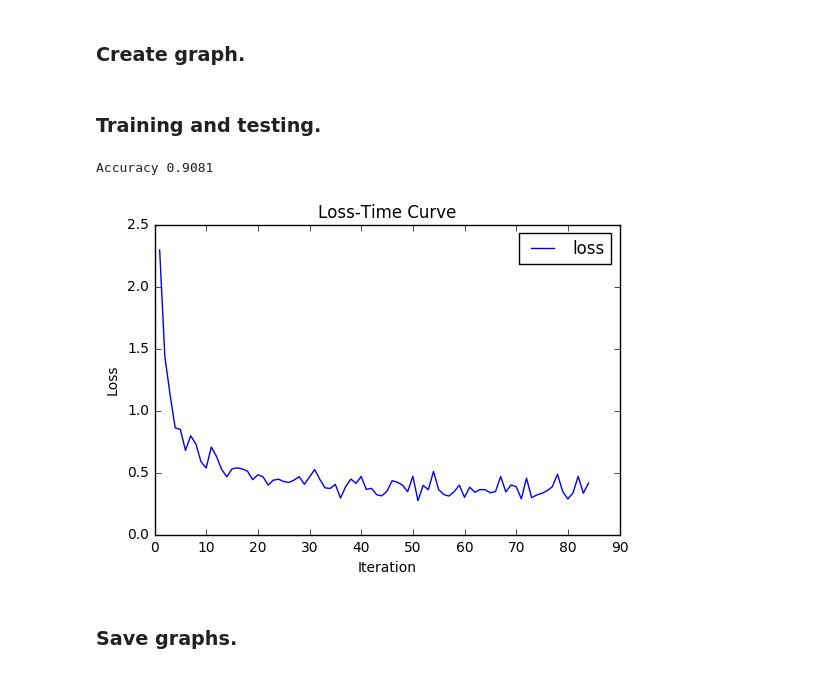
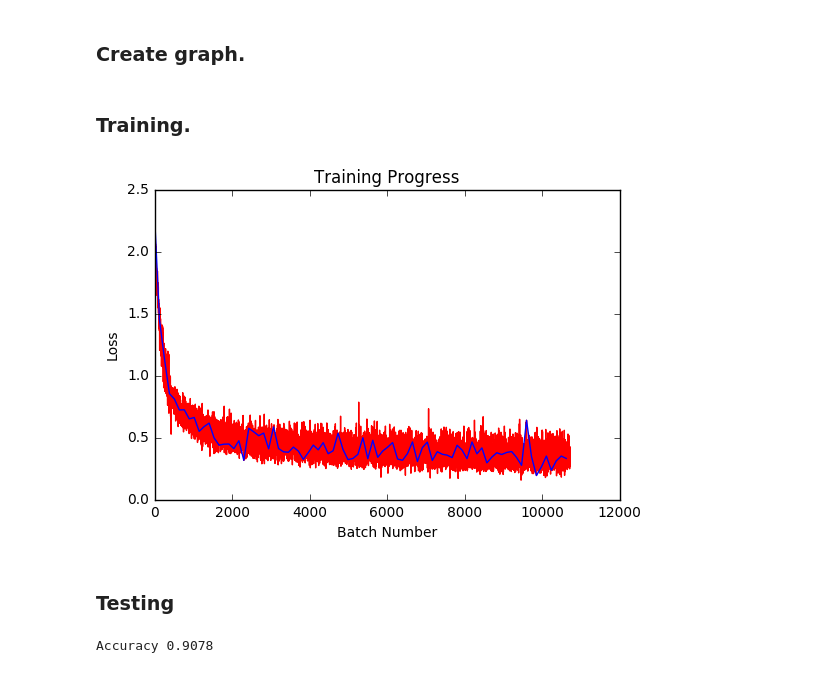
Before and after one commit to BorisPolonsky/LearningTensorFlow, a Jupyter notebook: LinearRegression/LinearRegression.ipynb, the cells around one changed output. Cells and saved outputs as stored; diff of their text form; code cells hidden in the pictures.

```diff
--- a/LinearRegression/LinearRegression.ipynb
+++ b/LinearRegression/LinearRegression.ipynb
@@ -152,40 +178,54 @@ optimizer=tf.train.GradientDescentOptimizer(learning_rate=learning_rate).minimiz
 # %% [markdown]
-### Training and testing.
+### Training.
+# %%
+pltLossY=[]
+writer=tf.summary.FileWriter(r"./graphs",sess.graph)
+with tf.Session() as sess:
+    #Training
+    sess.run(tf.global_variables_initializer())
+    n_batches=int(MNIST.train.num_examples/batch_size)
+    for i in range(n_epochs):
+        for j in range(n_batches):
+            X_batch,Y_batch=MNIST.train.next_batch(batch_size=batch_size)
+            _,loss_val,summary=sess.run([optimizer,loss,summary_op],feed_dict={X:X_batch,Y:Y_batch})
+            pltLossY.append(loss_val)
+        writer.add_summary(summary=summary,global_step=i)
+    #Save model
+    saver=tf.train.Saver()
+    saver.save(sess,r"./model_checkpoints/MNIST_LR",n_epochs)
+#Save results
+writer.close()
+#Plotting
+pltLossY=np.array(pltLossY)
+pltLossX=np.arange(1,np.shape(pltLossY)[0]+1,1)
+plt.plot(pltLossX,pltLossY,label="loss",color="red")
+pltLossX=np.array([enum[1] for enum in enumerate(pltLossX) if enum[0]%batch_size==0])
+pltLossY=np.array([enum[1] for enum in enumerate(pltLossY) if enum[0]%batch_size==0])
+plt.plot(pltLossX,pltLossY,label="loss",color="blue")
+plt.xlabel("Batch Number")
+plt.ylabel("Loss")
+plt.title("Training Progress")
+#plt.legend()
+plt.show()
+# %% [output]
+[figure, added]
+# %% [markdown]
+### Testing
 # %%
-pltLossY=[]
 with tf.Session() as sess:
-    #Training
-    sess.run(tf.global_variables_initializer())
-    n_batches=int(MNIST.train.num_examples/batch_size)
-    for i in range(n_epochs):
-        for j in range(n_batches):
-            X_batch,Y_batch=MNIST.train.next_batch(batch_size=batch_size)
-            _,loss_val=sess.run([optimizer,loss],feed_dict={X:X_batch,Y:Y_batch})
-            pltLossY.append(loss_val)
-    #Testing
     n_batches=int(MNIST.test.num_examples/batch_size)
     total_correct_preds = 0
+    #Load the model(load the trianed variables)
+    tf.train.Saver().restore(sess,"./model_checkpoints/MNIST_LR"+"-"+str(n_epochs))
     for i in range (n_batches):
         X_batch,Y_batch=MNIST.test.next_batch(batch_size)
         preds=sess.run(outln,feed_dict={X:X_batch,Y:Y_batch})
         #preds=tf.nn.softmax(preds)
-        correct_preds=tf.equal(tf.argmax(preds,1),tf.argmax(Y_batch,1 ))
-        batch_correct_preds=tf.reduce_sum(tf.cast(correct_preds,tf.float32)) # similar
-        #to numpy.count_nonzero(boolarray) :(
+        #No need for softmax to make predictions, actually. Spare computation.
+        correct_preds=tf.equal(tf.argmax(preds,1),tf.argmax(Y_batch,1))
+        batch_correct_preds=tf.reduce_sum(tf.cast(correct_preds,tf.float32))
         total_correct_preds+=sess.run(batch_correct_preds)
 #Print accuracy
 print("Accuracy {0}".format(total_correct_preds/MNIST.test.num_examples))
-pltLossY=[enum[1] for enum in enumerate(pltLossY) if enum[0]%batch_size==0]
-pltLossY=np.array(pltLossY)
-pltLossX=np.arange(1,np.shape(pltLossY)[0]+1,1)
-plt.plot(pltLossX,pltLossY,label="loss",color="blue")
-plt.xlabel("Iteration")
-plt.ylabel("Loss")
-plt.title("Loss-Time Curve")
-plt.legend()
-plt.show()
 # %% [output]
-Accuracy 0.9081
+Accuracy 0.9078
-[figure, removed]
-# %% [markdown]
-### Save graphs.
```
Also changed, not shown: parts of 9 cells of this notebook.
